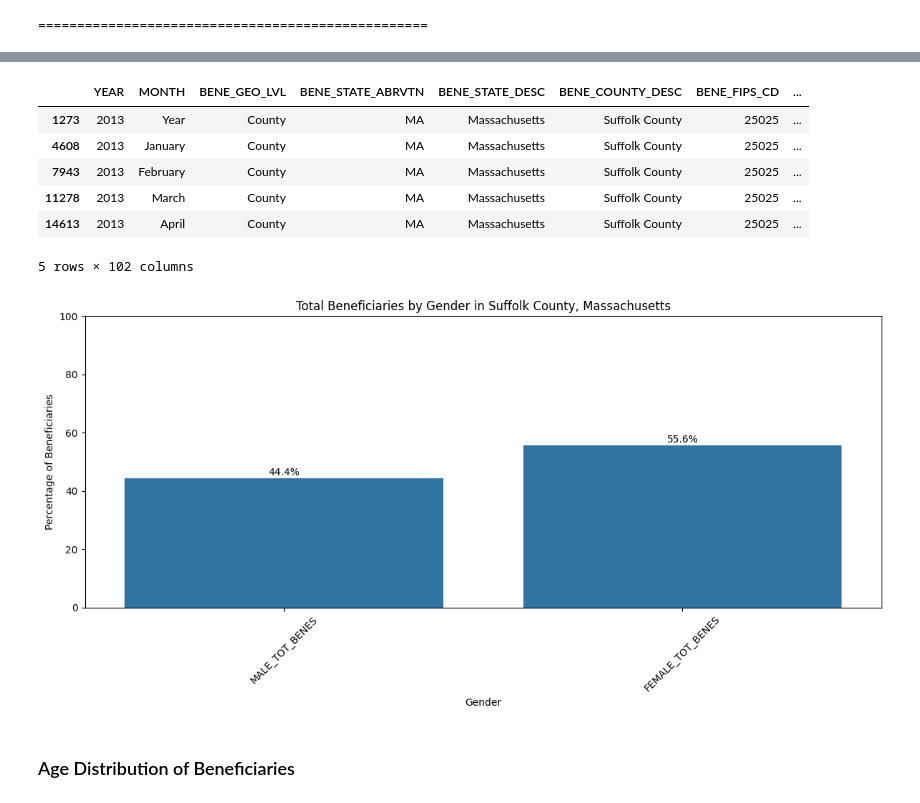
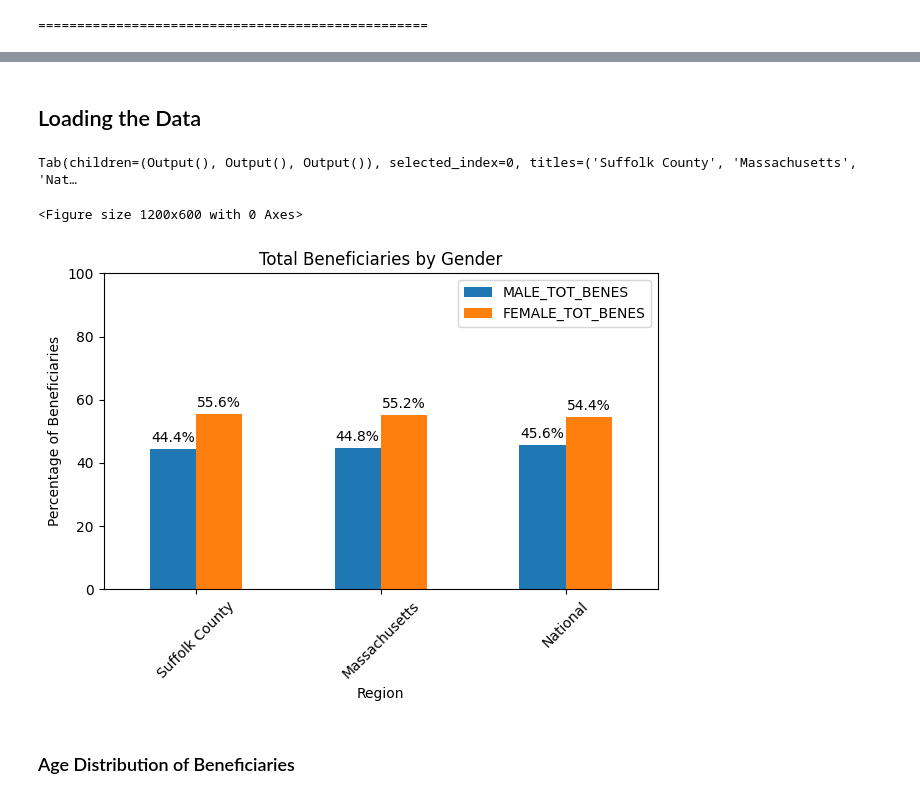
Before and after one commit to JewelsHovan/Milestone-I, a Jupyter notebook: src/InsuranceNarrative.ipynb, the cells around one changed output, grey strips where cells are left out. Drawn from its saved outputs; the diff is of its cells as text; code cells hidden in the pictures.

```diff
--- a/src/InsuranceNarrative.ipynb
+++ b/src/InsuranceNarrative.ipynb
@@ -203,17 +201,16 @@ preprocessed_insurance_df.head()
+# %% [markdown]
+## Loading the Data
 # %%
+# Filter for National data
+national_df = insurance_df[insurance_df['BENE_GEO_LVL'] == 'National']
+
 # filter for Massachusetts
 massachusetts_df = insurance_df[insurance_df['BENE_STATE_DESC'] == 'Massachusetts']
 
 # further filter for Suffolk County
 suffolk_df = massachusetts_df[massachusetts_df['BENE_COUNTY_DESC'] == 'Suffolk County']
 
-suffolk_df.head()
+Utils.display_dataframes([suffolk_df, massachusetts_df, national_df], ['Suffolk County', 'Massachusetts', 'National'])
 # %% [output]
-|  | YEAR | MONTH | BENE_GEO_LVL | BENE_STATE_ABRVTN | BENE_STATE_DESC | BENE_COUNTY_DESC | BENE_FIPS_CD | ... |
-| 1273 | 2013 | Year | County | MA | Massachusetts | Suffolk County | 25025 | ... |
-| 4608 | 2013 | January | County | MA | Massachusetts | Suffolk County | 25025 | ... |
-| 7943 | 2013 | February | County | MA | Massachusetts | Suffolk County | 25025 | ... |
-| 11278 | 2013 | March | County | MA | Massachusetts | Suffolk County | 25025 | ... |
-| 14613 | 2013 | April | County | MA | Massachusetts | Suffolk County | 25025 | ... |
-5 rows × 102 columns
+Tab(children=(Output(), Output(), Output()), selected_index=0, titles=('Suffolk County', 'Massachusetts', 'Nat…
 # %%
@@ -222,23 +220,45 @@ suffolk_df.head()
 suffolk_df.to_pickle("../Processed_Data/suffolk_df.pkl")
 # %%
-# Visualize the gender distribution for Suffolk County
-gender_columns = ['MALE_TOT_BENES', 'FEMALE_TOT_BENES']
-gender_totals_suffolk = suffolk_df[gender_columns].apply(pd.to_numeric, errors='coerce').sum()
-gender_percentage_suffolk = gender_totals_suffolk / gender_totals_suffolk.sum() * 100
+def visualize_gender_distribution(suffolk_df, massachusetts_df, national_df):
+    # Visualize the gender distribution for Suffolk County, Massachusetts, and National
+    gender_columns = ['MALE_TOT_BENES', 'FEMALE_TOT_BENES']
 
-plt.figure(figsize=(12, 6))
-sns.barplot(x=gender_percentage_suffolk.index, y=gender_percentage_suffolk.values, legend=False)
-plt.title('Total Beneficiaries by Gender in Suffolk County, Massachusetts')
-plt.xlabel('Gender')
-plt.ylabel('Percentage of Beneficiaries')
-plt.ylim(0, 100)
-plt.xticks(rotation=45)
-for index, value in enumerate(gender_percentage_suffolk):
-    plt.text(index, value + 1, f"{value:.1f}%", ha='center')
+    # Calculate gender totals and percentages for each dataframe
+    gender_totals_suffolk = suffolk_df[gender_columns].apply(pd.to_numeric, errors='coerce').sum()
+    gender_percentage_suffolk = gender_totals_suffolk / gender_totals_suffolk.sum() * 100
 
-plt.tight_layout()
-plt.show()
+    gender_totals_massachusetts = massachusetts_df[gender_columns].apply(pd.to_numeric, errors='coerce').sum()
+    gender_percentage_massachusetts = gender_totals_massachusetts / gender_totals_massachusetts.sum() * 100
+
+    gender_totals_national = national_df[gender_columns].apply(pd.to_numeric, errors='coerce').sum()
+    gender_percentage_national = gender_totals_national / gender_totals_national.sum() * 100
+
+    # Combine the data into a single DataFrame for plotting
+    gender_data = pd.DataFrame({
+        'Suffolk County': gender_percentage_suffolk,
+        'Massachusetts': gender_percentage_massachusetts,
+        'National': gender_percentage_national
+    }).T
+
+    plt.figure(figsize=(12, 6))
+    ax = gender_data.plot(kind='bar')
+    plt.title('Total Beneficiaries by Gender')
+    plt.xlabel('Region')
+    plt.ylabel('Percentage of Beneficiaries')
+    plt.ylim(0, 100)
+    plt.xticks(rotation=45)
+
+    # Add labels above each bar
+    for container in ax.containers:
+        ax.bar_label(container, fmt='%.1f%%', padding=3, rotation=0)
+
+    plt.tight_layout()
+    plt.show()
+
+# Call the function to visualize the gender distribution
+visualize_gender_distribution(suffolk_df, massachusetts_df, national_df)
 # %% [output]
+<Figure size 1200x600 with 0 Axes>
-[figure, old version]
+[figure, new version]
 # %% [markdown]
 ### Age Distribution of Beneficiaries
```
Also changed, not shown: parts of 22 cells of this notebook, 48 other files.
